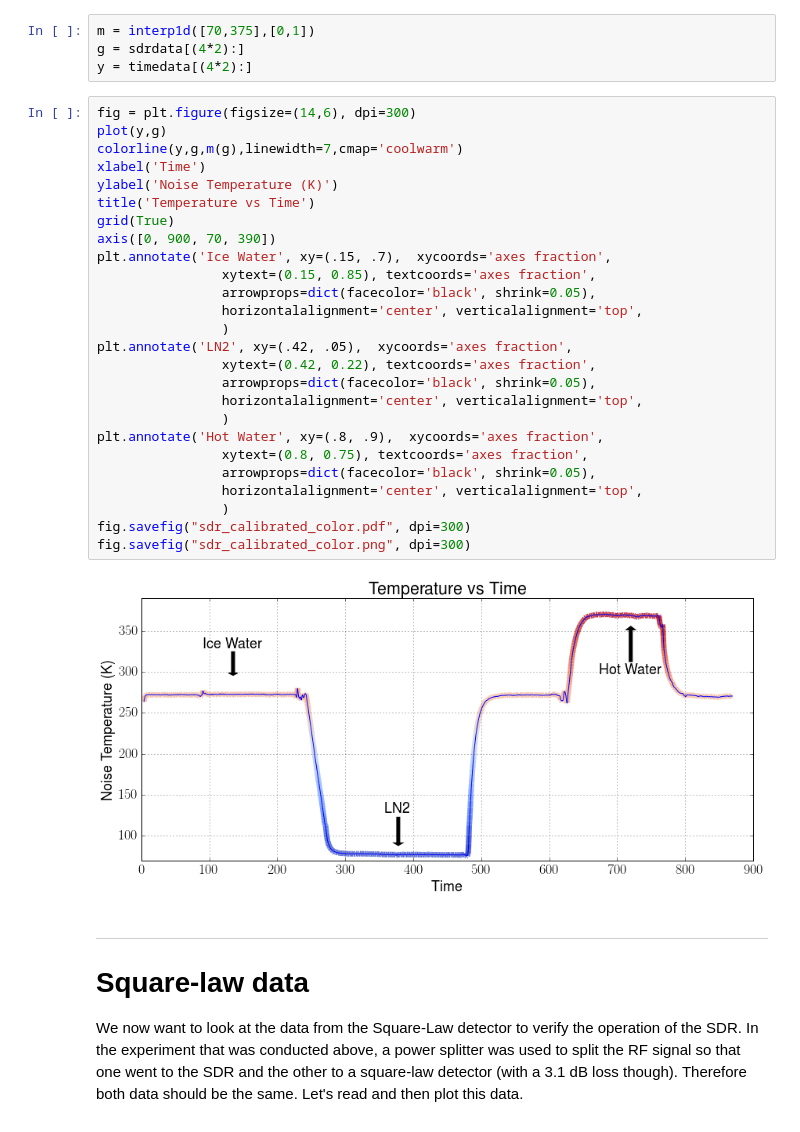
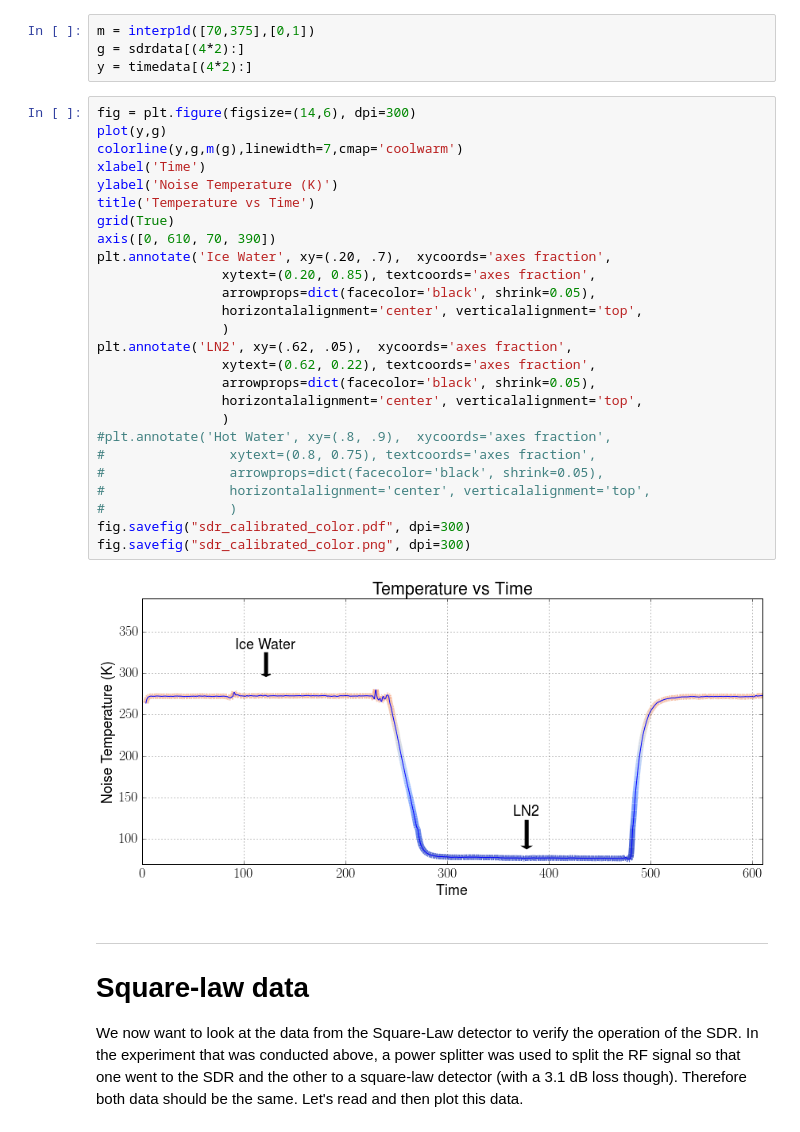
Before and after one commit to matgyver/Radiometer-SDR-Thesis, a Jupyter notebook: Experiments/Exp1/radiometer_experiment_1.ipynb, the cells around one changed output. Drawn from its saved outputs; the diff is of its cells as text.

```diff
--- a/Experiments/Exp1/radiometer_experiment_1.ipynb
+++ b/Experiments/Exp1/radiometer_experiment_1.ipynb
@@ -209,31 +209,31 @@ y = timedata[(4*2):]
 # %%
 fig = plt.figure(figsize=(14,6), dpi=300)
 plot(y,g)
 colorline(y,g,m(g),linewidth=7,cmap='coolwarm')
 xlabel('Time')
 ylabel('Noise Temperature (K)')
 title('Temperature vs Time')
 grid(True)
-axis([0, 900, 70, 390])
-plt.annotate('Ice Water', xy=(.15, .7),  xycoords='axes fraction',
-                xytext=(0.15, 0.85), textcoords='axes fraction',
+axis([0, 610, 70, 390])
+plt.annotate('Ice Water', xy=(.20, .7),  xycoords='axes fraction',
+                xytext=(0.20, 0.85), textcoords='axes fraction',
                 arrowprops=dict(facecolor='black', shrink=0.05),
                 horizontalalignment='center', verticalalignment='top',
                 )
-plt.annotate('LN2', xy=(.42, .05),  xycoords='axes fraction',
-                xytext=(0.42, 0.22), textcoords='axes fraction',
+plt.annotate('LN2', xy=(.62, .05),  xycoords='axes fraction',
+                xytext=(0.62, 0.22), textcoords='axes fraction',
                 arrowprops=dict(facecolor='black', shrink=0.05),
                 horizontalalignment='center', verticalalignment='top',
                 )
-plt.annotate('Hot Water', xy=(.8, .9),  xycoords='axes fraction',
-                xytext=(0.8, 0.75), textcoords='axes fraction',
-                arrowprops=dict(facecolor='black', shrink=0.05),
-                horizontalalignment='center', verticalalignment='top',
-                )
+#plt.annotate('Hot Water', xy=(.8, .9),  xycoords='axes fraction',
+#                xytext=(0.8, 0.75), textcoords='axes fraction',
+#                arrowprops=dict(facecolor='black', shrink=0.05),
+#                horizontalalignment='center', verticalalignment='top',
+#                )
 fig.savefig("sdr_calibrated_color.pdf", dpi=300)
 fig.savefig("sdr_calibrated_color.png", dpi=300)
 # %% [output]
-[figure, old version]
+[figure, new version]
 # %% [markdown]
 - - -
 # Square-law data
```
Also changed, not shown: parts of 2 cells of this notebook, 25 other files.
